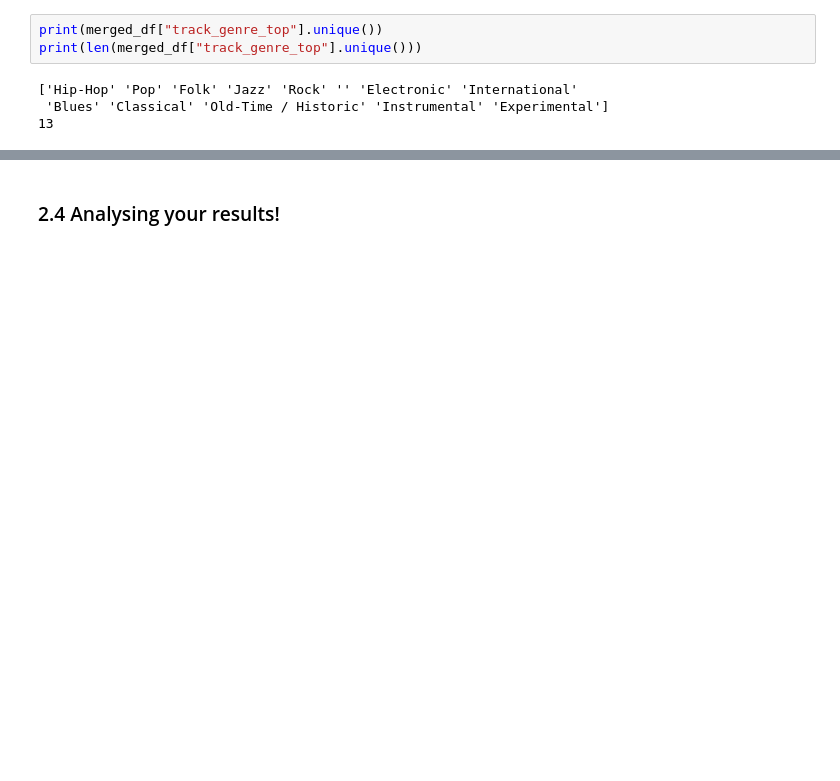
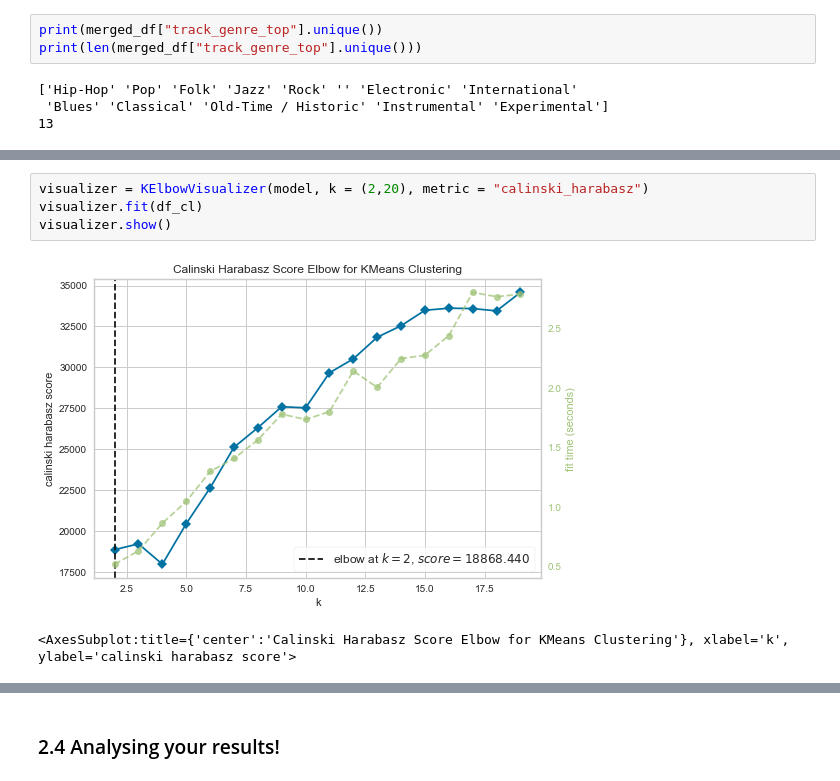
Before and after one commit to michele1783/ADM-HW4, a Jupyter notebook: Homeworkpca.ipynb, the cells around one changed output, grey strips where cells are left out. Drawn from its saved outputs; the diff is of its cells as text; blank space fills up the shorter version.

```diff
--- a/Homeworkpca.ipynb
+++ b/Homeworkpca.ipynb
@@ -637,0 +686,7 @@ print(len(merged_df["track_genre_top"].unique()))
+# %%
+visualizer = KElbowVisualizer(model, k = (2,20), metric = "calinski_harabasz")
+visualizer.fit(df_cl)
+visualizer.show()
+# %% [output]
+[figure, added]
+<AxesSubplot:title={'center':'Calinski Harabasz Score Elbow for KMeans Clustering'}, xlabel='k', ylabel='calinski harabasz score'>
```
Also changed, not shown: parts of 16 cells of this notebook.
